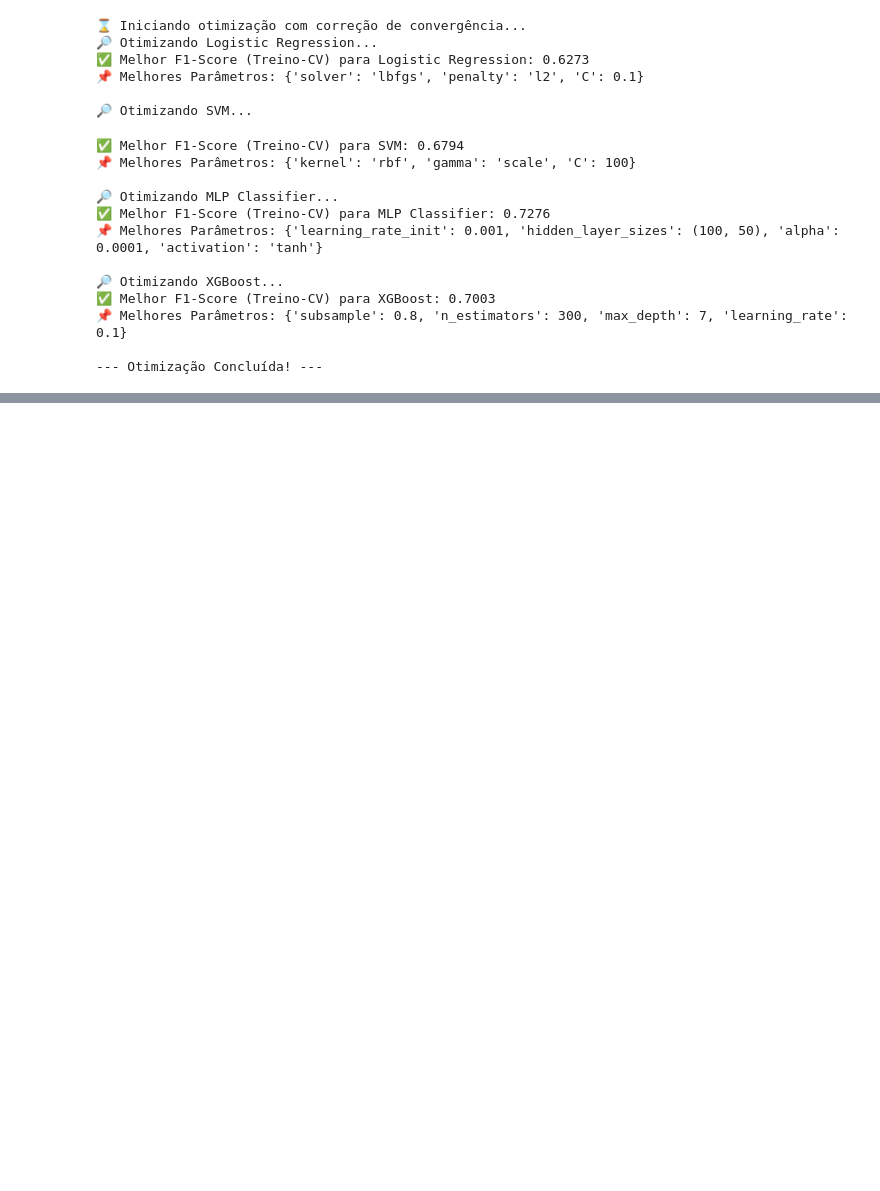
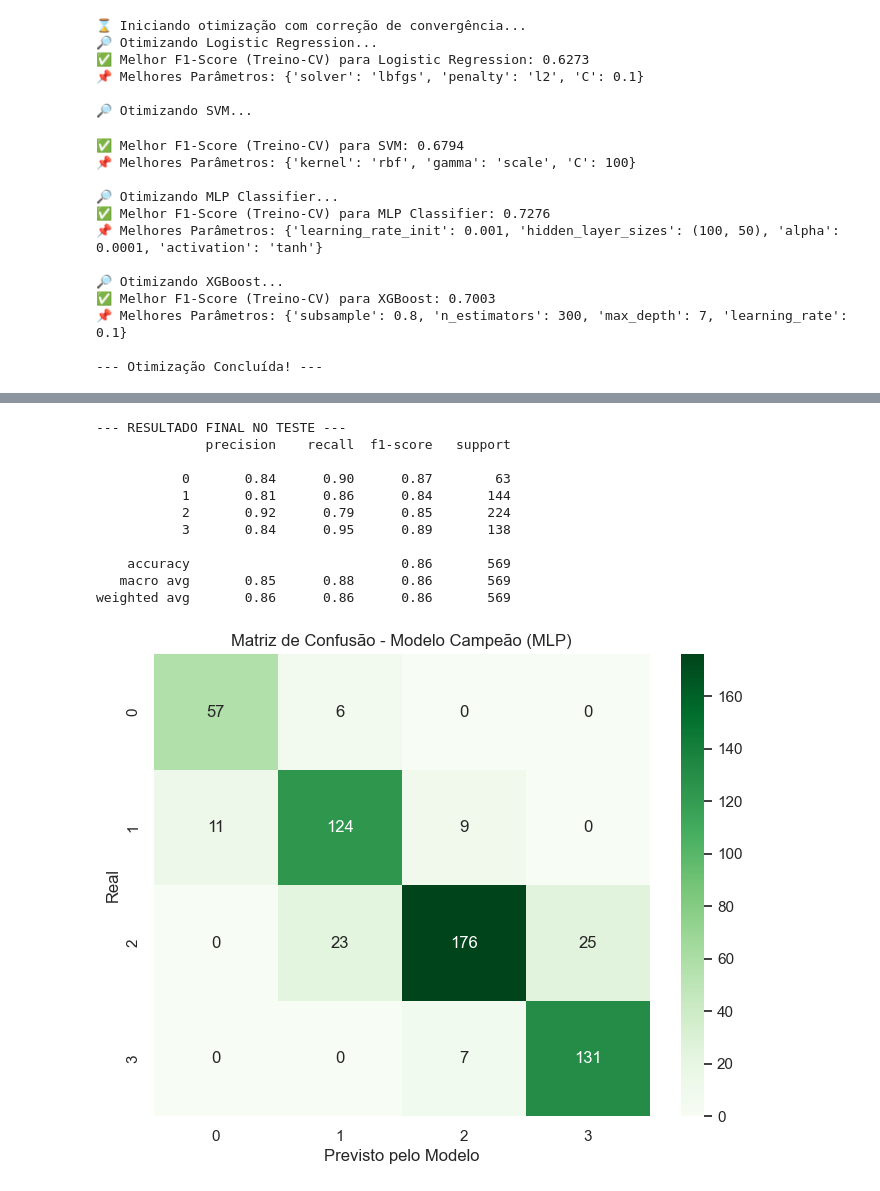
Before and after one commit to Lakand/Datathon-MLET, a Jupyter notebook: notebooks/exploracao_dados.ipynb, the cells around one changed output, grey strips where cells are left out. Saved outputs shown, nothing was run; the diff lists cells and outputs as text; code cells hidden in the pictures; blank space fills up the shorter version.

Commit message:
Testes de modelagem do modelo.

```diff
--- a/notebooks/exploracao_dados.ipynb
+++ b/notebooks/exploracao_dados.ipynb
@@ -1050,0 +1277,46 @@ print("--- Otimização Concluída! ---")
+# %%
+from sklearn.metrics import classification_report, confusion_matrix
+import seaborn as sns
+import matplotlib.pyplot as plt
+
+# 1. Recriar o campeão com os melhores hiperparâmetros encontrados
+# {'learning_rate_init': 0.001, 'hidden_layer_sizes': (50,), 'alpha': 0.01, 'activation': 'relu'}
+mlp_final = MLPClassifier(
+    hidden_layer_sizes=(50,),
+    activation='relu',
+    alpha=0.01,
+    learning_rate_init=0.001,
+    max_iter=2000,
+    random_state=42
+)
+
+# 2. Treinar no X_train completo (ou X_resampled se usou SMOTE)
+mlp_final.fit(X_resampled, y_resampled)
+
+# 3. Prever no X_test (que o modelo NUNCA viu)
+y_pred_final = mlp_final.predict(X_test_scaled)
+
+# 4. Mostrar a verdade nua e crua
+print("--- RESULTADO FINAL NO TESTE ---")
+print(classification_report(y_test, y_pred_final))
+
+# Matriz visual
+plt.figure(figsize=(8, 6))
+sns.heatmap(confusion_matrix(y_test, y_pred_final), annot=True, fmt='d', cmap='Greens')
+plt.title('Matriz de Confusão - Modelo Campeão (MLP)')
+plt.ylabel('Real')
+plt.xlabel('Previsto pelo Modelo')
+plt.show()
+# %% [output]
+--- RESULTADO FINAL NO TESTE ---
+              precision    recall  f1-score   support
+
+           0       0.84      0.90      0.87        63
+           1       0.81      0.86      0.84       144
+           2       0.92      0.79      0.85       224
+           3       0.84      0.95      0.89       138
+
+    accuracy                           0.86       569
+   macro avg       0.85      0.88      0.86       569
+weighted avg       0.86      0.86      0.86       569
+[figure, added]
```
Also changed, not shown: parts of 4 cells of this notebook.
